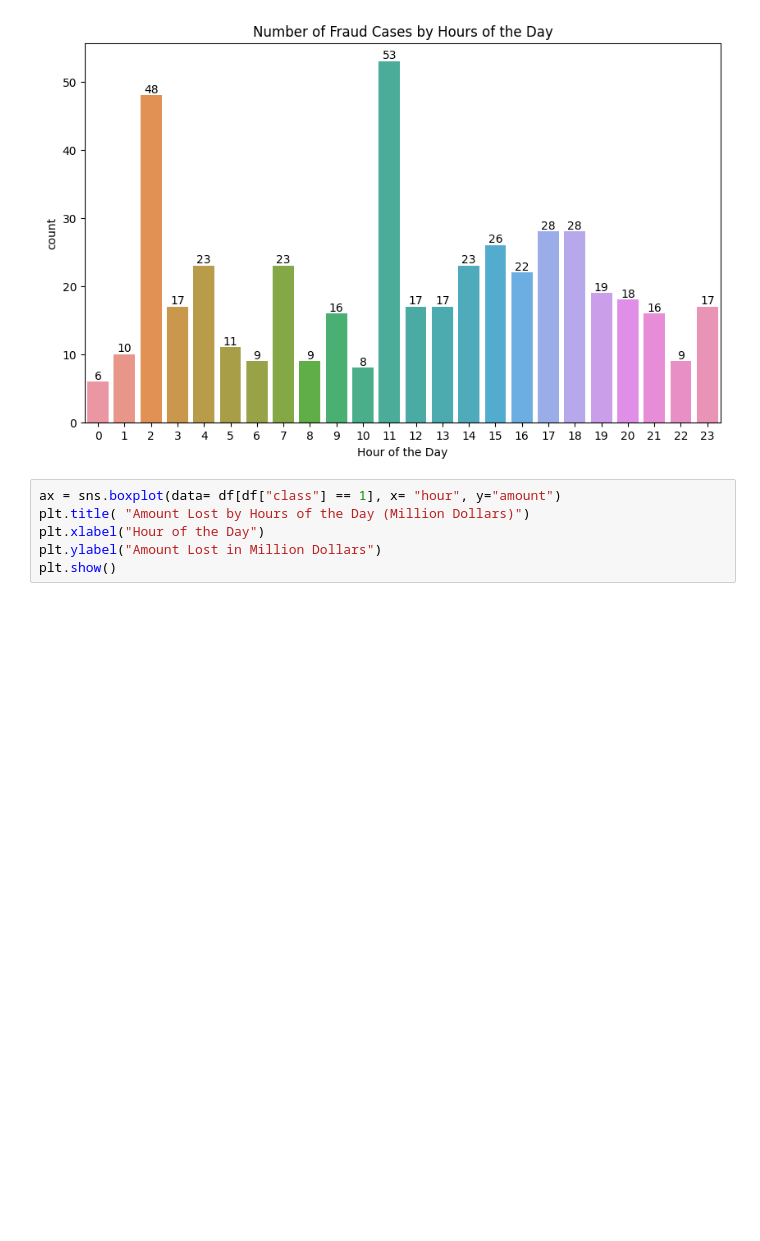
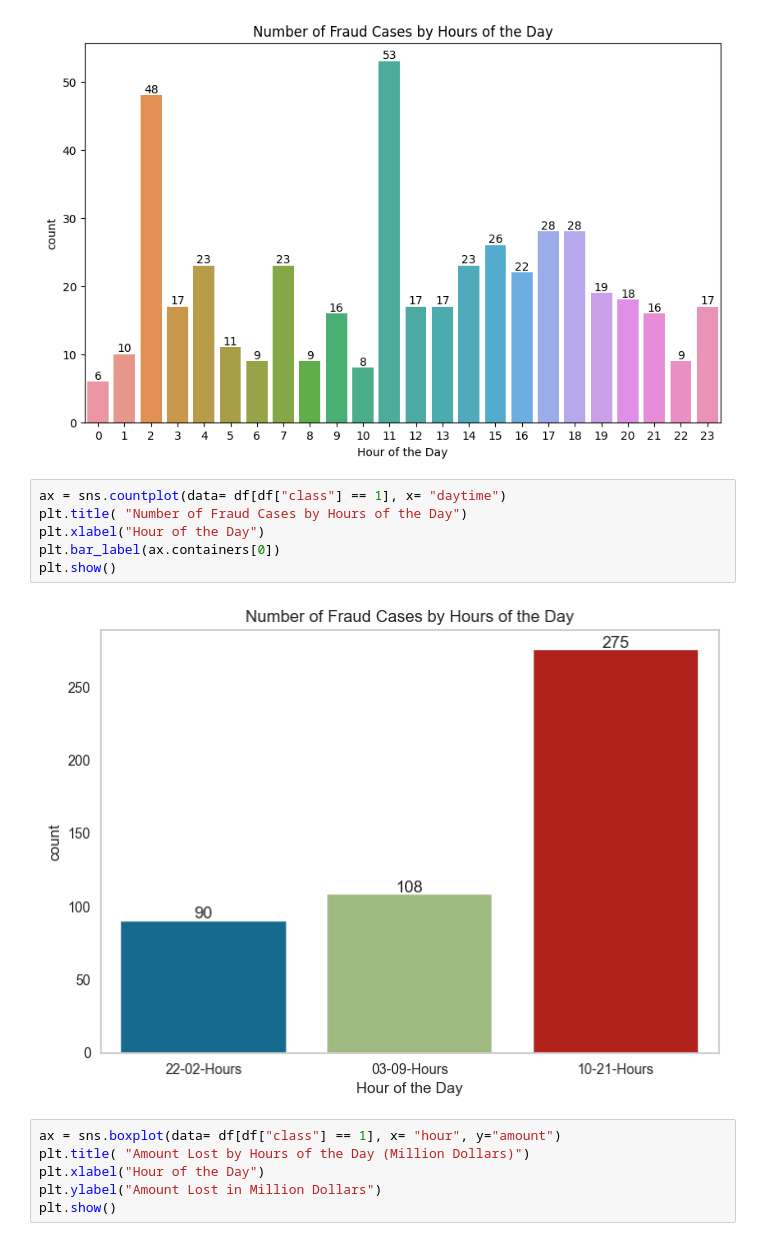
Before and after one commit to Kadir-Ozkan/Credit-Card-Fraud-Detection, a Jupyter notebook: Fraud_Detection_G2_8_11_Ver_4.ipynb, the cells around one changed output. Drawn from its saved outputs; the diff is of its cells as text; blank space fills up the shorter version.

```diff
--- a/Fraud_Detection_G2_8_11_Ver_4.ipynb
+++ b/Fraud_Detection_G2_8_11_Ver_4.ipynb
@@ -537,6 +543,14 @@ plt.bar_label(ax.containers[0])
 plt.show()
 # %% [output]
 [figure]
+# %%
+ax = sns.countplot(data= df[df["class"] == 1], x= "daytime")
+plt.title( "Number of Fraud Cases by Hours of the Day")
+plt.xlabel("Hour of the Day")
+plt.bar_label(ax.containers[0])
+plt.show()
+# %% [output]
+[figure, added]
 # %%
 ax = sns.boxplot(data= df[df["class"] == 1], x= "hour", y="amount")
 plt.title( "Amount Lost by Hours of the Day (Million Dollars)")
```
Also changed, not shown: parts of 10 cells of this notebook.
